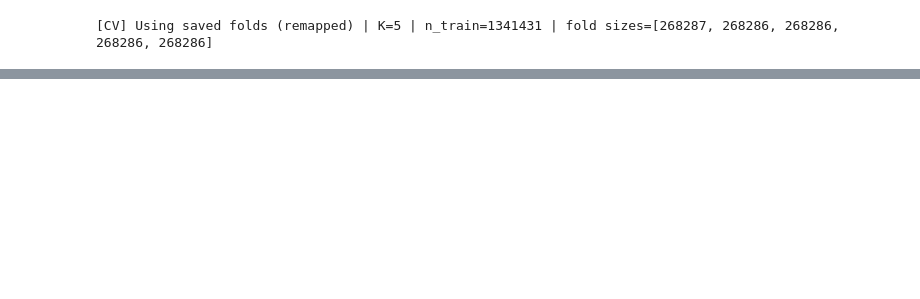
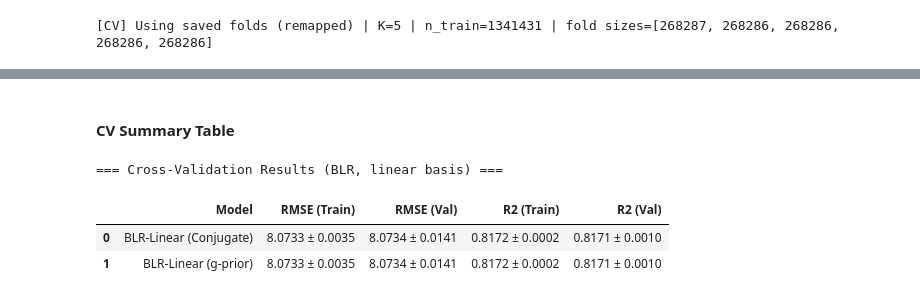
Before and after one commit to nahshonmokua/LoRaWAN-Indoor-PL-parametrics, a Jupyter notebook: 03_BLR.ipynb, the cells around one changed output, grey strips where cells are left out. Cells and saved outputs as stored; diff of their text form; code cells hidden in the pictures; blank space fills up the shorter version.

```diff
--- a/03_BLR.ipynb
+++ b/03_BLR.ipynb
@@ -279,0 +327,24 @@ def unscale_blr_posterior(pipeline, feature_names):
+# %%
+# Pipeline builders
+def build_blr_conjugate(cfg):
+    # Standardize X; conjugate BLR on adjusted target
+    return make_pipeline(
+        StandardScaler(with_mean=True, with_std=True),
+        FullBLRConjugate(beta0=None, V0_scale=cfg["V0_scale"], a0=cfg["a0"], b0=cfg["b0"])
+    )
+
+def build_blr_gprior(cfg):
+    # Standardize X; g-prior BLR on adjusted target
+    return make_pipeline(
+        StandardScaler(with_mean=True, with_std=True),
+        BLR_GPrior(g_mode=cfg["g_mode"], a0=cfg["a0"], b0=cfg["b0"])
+    )
+
+# Grids
+conj_grid = [dict(V0_scale=v, a0=1e-2, b0=1e-2) for v in (1e2, 1e3, 1e4, 1e5, 1e6)]
+gprior_grid = [dict(g_mode=m, a0=1e-2, b0=1e-2) for m in ("uip","eb")]
+
+blr_specs = [
+    ("BLR-Linear (Conjugate)", build_blr_conjugate, conj_grid),
+    ("BLR-Linear (g-prior)",   build_blr_gprior,   gprior_grid),
+]
@@ -463,0 +589,24 @@ Best by Test RMSE: BLR-Linear (g-prior) | cfg={'g_mode': 'uip', 'a0': 0.01, 'b0'
+# %% [markdown]
+#### CV Summary Table
+# %%
+def fmt(mu, sd):
+    return f"{mu:.4f} ± {sd:.4f}"
+
+cv_rows = []
+for res in blr_results:
+    cv = res['cv']
+    cv_rows.append({
+        "Model":       res['model'],
+        "RMSE (Train)": fmt(cv["rmse_train_mean"], cv["rmse_train_sd"]),
+        "RMSE (Val)":   fmt(cv["rmse_val_mean"],   cv["rmse_val_sd"]),
+        "R2 (Train)":   fmt(cv["r2_train_mean"],   cv["r2_train_sd"]),
+        "R2 (Val)":     fmt(cv["r2_val_mean"],     cv["r2_val_sd"]),
+    })
+cv_blr_df = pd.DataFrame(cv_rows)
+print("\n=== Cross-Validation Results (BLR, linear basis) ===")
+display(cv_blr_df)
+# %% [output]
+=== Cross-Validation Results (BLR, linear basis) ===
+|  | Model | RMSE (Train) | RMSE (Val) | R2 (Train) | R2 (Val) |
+| 0 | BLR-Linear (Conjugate) | 8.0733 ± 0.0035 | 8.0734 ± 0.0141 | 0.8172 ± 0.0002 | 0.8171 ± 0.0010 |
+| 1 | BLR-Linear (g-prior) | 8.0733 ± 0.0035 | 8.0734 ± 0.0141 | 0.8172 ± 0.0002 | 0.8171 ± 0.0010 |
```
Also changed, not shown: parts of 25 cells of this notebook, 13 other files.
